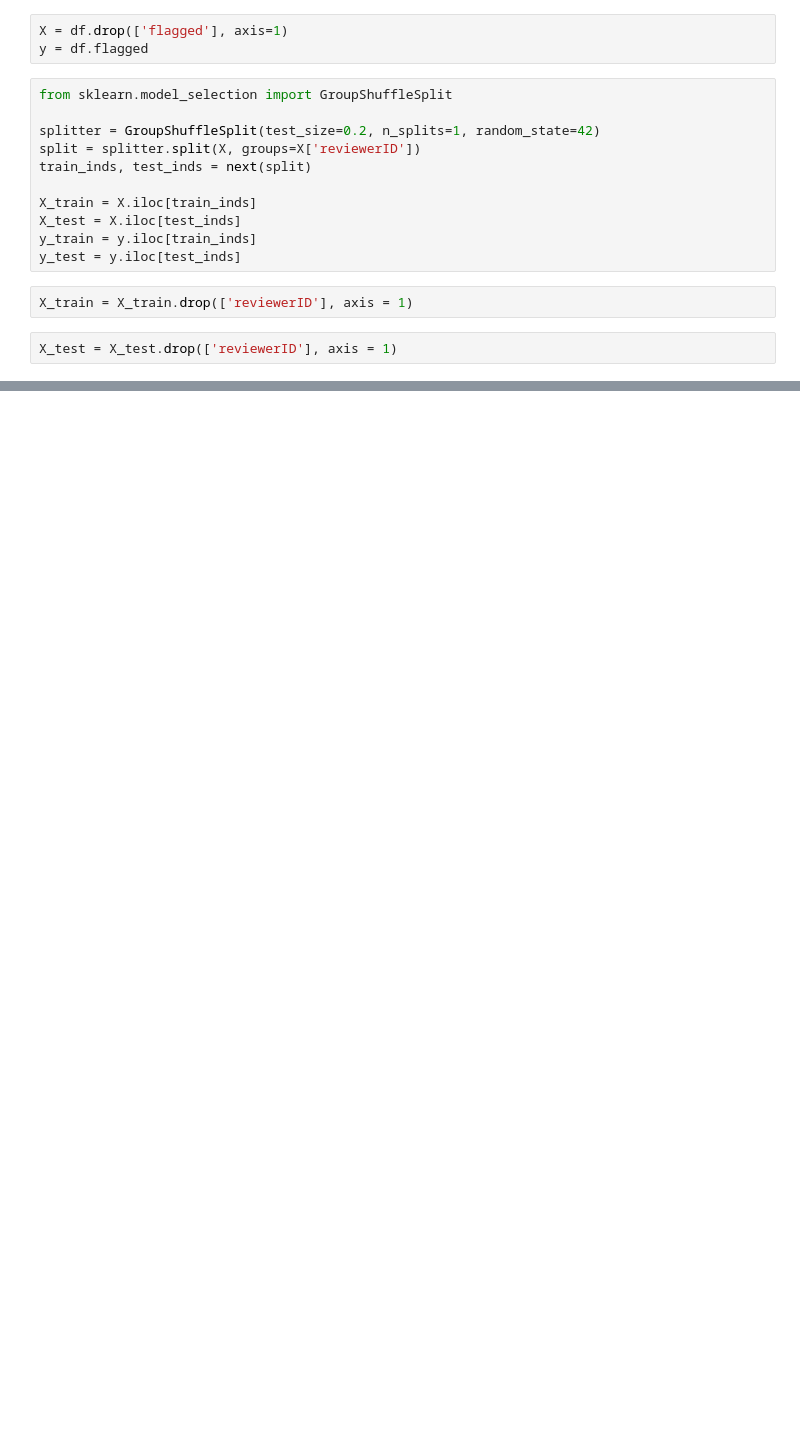
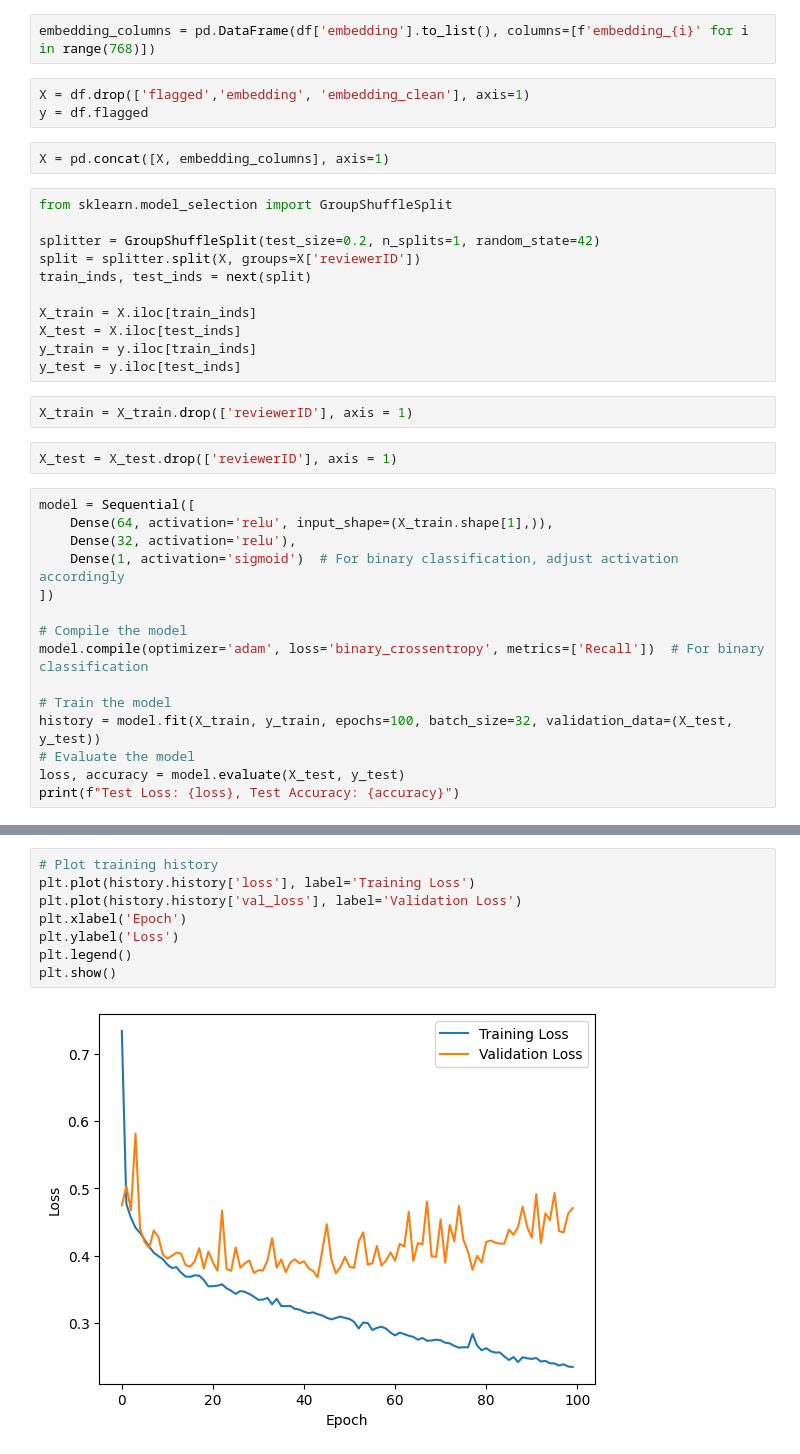
Before and after one commit to jesper1212/BT4012_Reviews, a Jupyter notebook: Notebooks/modelling/tensorflow_features_with_cleanTokens.ipynb, the cells around one changed output, grey strips where cells are left out. Cells and saved outputs as stored; diff of their text form; blank space fills up the shorter version.

```diff
--- a/Notebooks/modelling/tensorflow_features_with_cleanTokens.ipynb
+++ b/Notebooks/modelling/tensorflow_features_with_cleanTokens.ipynb
@@ -49,6 +28,10 @@ df
+# %%
+embedding_columns = pd.DataFrame(df['embedding'].to_list(), columns=[f'embedding_{i}' for i in range(768)])
 # %%
-X = df.drop(['flagged'], axis=1)
+X = df.drop(['flagged','embedding', 'embedding_clean'], axis=1)
 y = df.flagged
+# %%
+X = pd.concat([X, embedding_columns], axis=1)
 # %%
 from sklearn.model_selection import GroupShuffleSplit
 
@@ -64,3 +47,18 @@ y_test = y.iloc[test_inds]
 X_train = X_train.drop(['reviewerID'], axis = 1)
 # %%
 X_test = X_test.drop(['reviewerID'], axis = 1)
+# %%
+model = Sequential([
+    Dense(64, activation='relu', input_shape=(X_train.shape[1],)),
+    Dense(32, activation='relu'),
+    Dense(1, activation='sigmoid')  # For binary classification, adjust activation accordingly
+])
+
+# Compile the model
+model.compile(optimizer='adam', loss='binary_crossentropy', metrics=['Recall'])  # For binary classification
+
+# Train the model
+history = model.fit(X_train, y_train, epochs=100, batch_size=32, validation_data=(X_test, y_test))
+# Evaluate the model
+loss, accuracy = model.evaluate(X_test, y_test)
+print(f"Test Loss: {loss}, Test Accuracy: {accuracy}")
@@ -66,0 +83,10 @@ X_test = X_test.drop(['reviewerID'], axis = 1)
+# %%
+# Plot training history
+plt.plot(history.history['loss'], label='Training Loss')
+plt.plot(history.history['val_loss'], label='Validation Loss')
+plt.xlabel('Epoch')
+plt.ylabel('Loss')
+plt.legend()
+plt.show()
+# %% [output]
+[figure, added]
```
Also changed, not shown: parts of 11 cells of this notebook, 2 other files.
